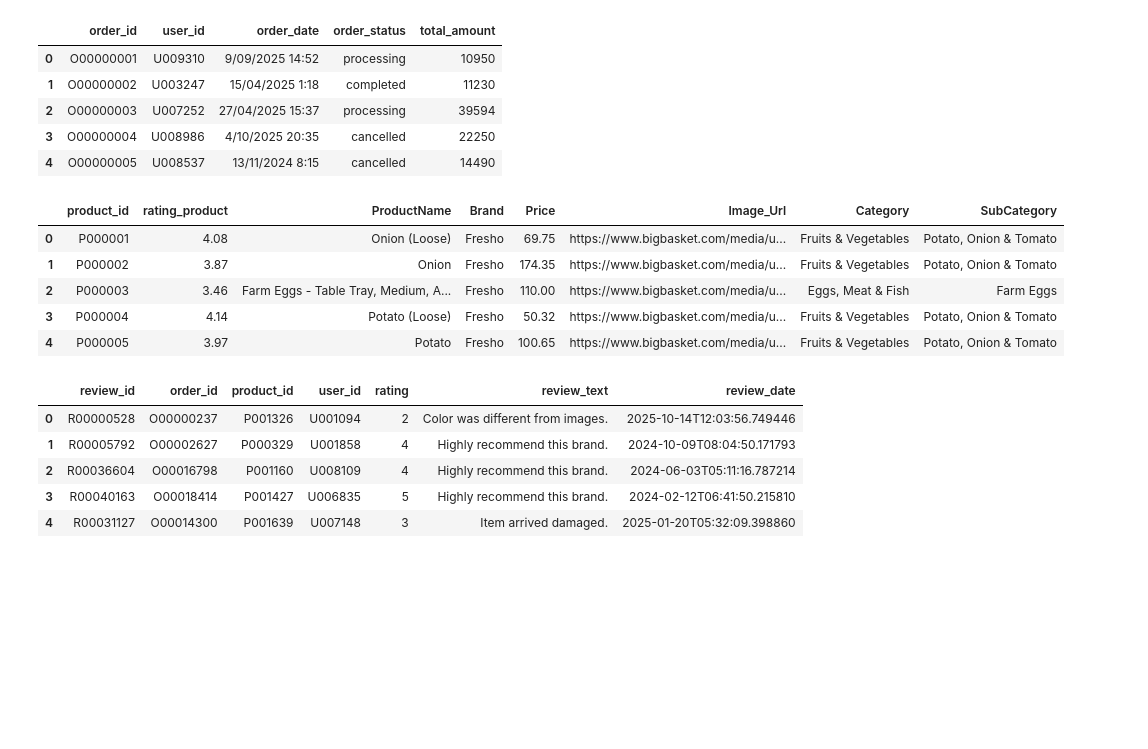
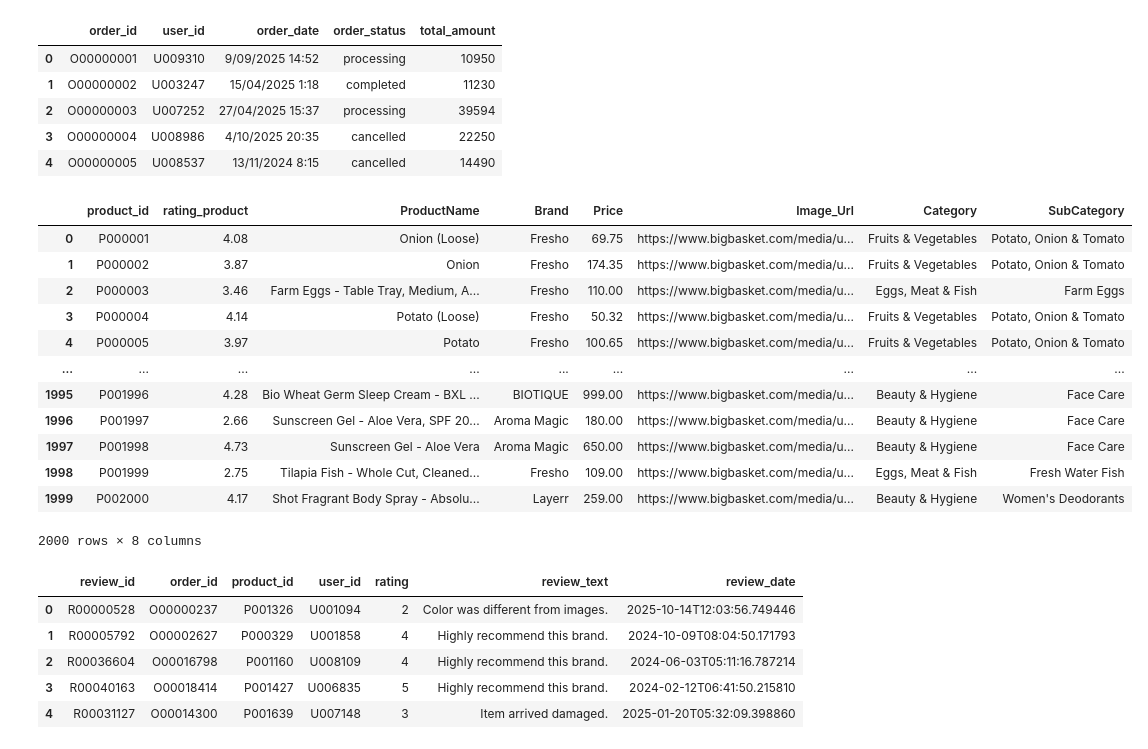
Before and after one commit to IvanFM888/PF-Quantum_Insights, a Jupyter notebook: EDA.ipynb, the cells around one changed output. Drawn from its saved outputs; the diff is of its cells as text; code cells hidden in the pictures; blank space fills up the shorter version.

```diff
--- a/EDA.ipynb
+++ b/EDA.ipynb
@@ -42,15 +42,22 @@ df_orders.head()
 # %%
 # Se cambia el nombre a una columna para evitar conflictos con la tabla df_reviews
 df_products = df_products.rename(columns={"rating": "rating_product"})
-df_products = df_products.drop(columns=["Unnamed: 0"])
-df_products.head()
+df_products = df_products.drop(columns=["Unnamed: 0"], axis=1)
+df_products
 # %% [output]
 |  | product_id | rating_product | ProductName | Brand | Price | Image_Url | Category | SubCategory |
 | 0 | P000001 | 4.08 | Onion (Loose) | Fresho | 69.75 | https://www.bigbasket.com/media/u... | Fruits & Vegetables | Potato, Onion & Tomato |
 | 1 | P000002 | 3.87 | Onion | Fresho | 174.35 | https://www.bigbasket.com/media/u... | Fruits & Vegetables | Potato, Onion & Tomato |
 | 2 | P000003 | 3.46 | Farm Eggs - Table Tray, Medium, A... | Fresho | 110.00 | https://www.bigbasket.com/media/u... | Eggs, Meat & Fish | Farm Eggs |
 | 3 | P000004 | 4.14 | Potato (Loose) | Fresho | 50.32 | https://www.bigbasket.com/media/u... | Fruits & Vegetables | Potato, Onion & Tomato |
 | 4 | P000005 | 3.97 | Potato | Fresho | 100.65 | https://www.bigbasket.com/media/u... | Fruits & Vegetables | Potato, Onion & Tomato |
+| ... | ... | ... | ... | ... | ... | ... | ... | ... |
+| 1995 | P001996 | 4.28 | Bio Wheat Germ Sleep Cream - BXL ... | BIOTIQUE | 999.00 | https://www.bigbasket.com/media/u... | Beauty & Hygiene | Face Care |
+| 1996 | P001997 | 2.66 | Sunscreen Gel - Aloe Vera, SPF 20... | Aroma Magic | 180.00 | https://www.bigbasket.com/media/u... | Beauty & Hygiene | Face Care |
+| 1997 | P001998 | 4.73 | Sunscreen Gel - Aloe Vera | Aroma Magic | 650.00 | https://www.bigbasket.com/media/u... | Beauty & Hygiene | Face Care |
+| 1998 | P001999 | 2.75 | Tilapia Fish - Whole Cut, Cleaned... | Fresho | 109.00 | https://www.bigbasket.com/media/u... | Eggs, Meat & Fish | Fresh Water Fish |
+| 1999 | P002000 | 4.17 | Shot Fragrant Body Spray - Absolu... | Layerr | 259.00 | https://www.bigbasket.com/media/u... | Beauty & Hygiene | Women's Deodorants |
+2000 rows × 8 columns
 # %%
 df_reviews.head()
 # %% [output]
```
Also changed, not shown: parts of 17 cells of this notebook.
